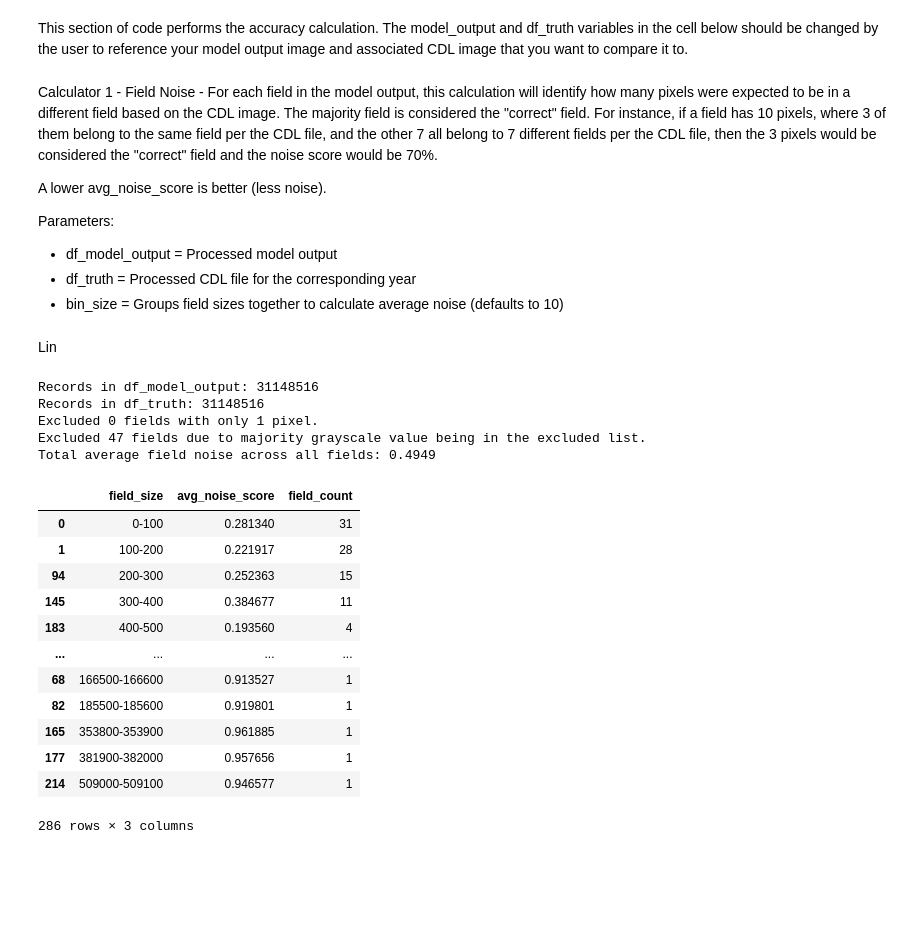
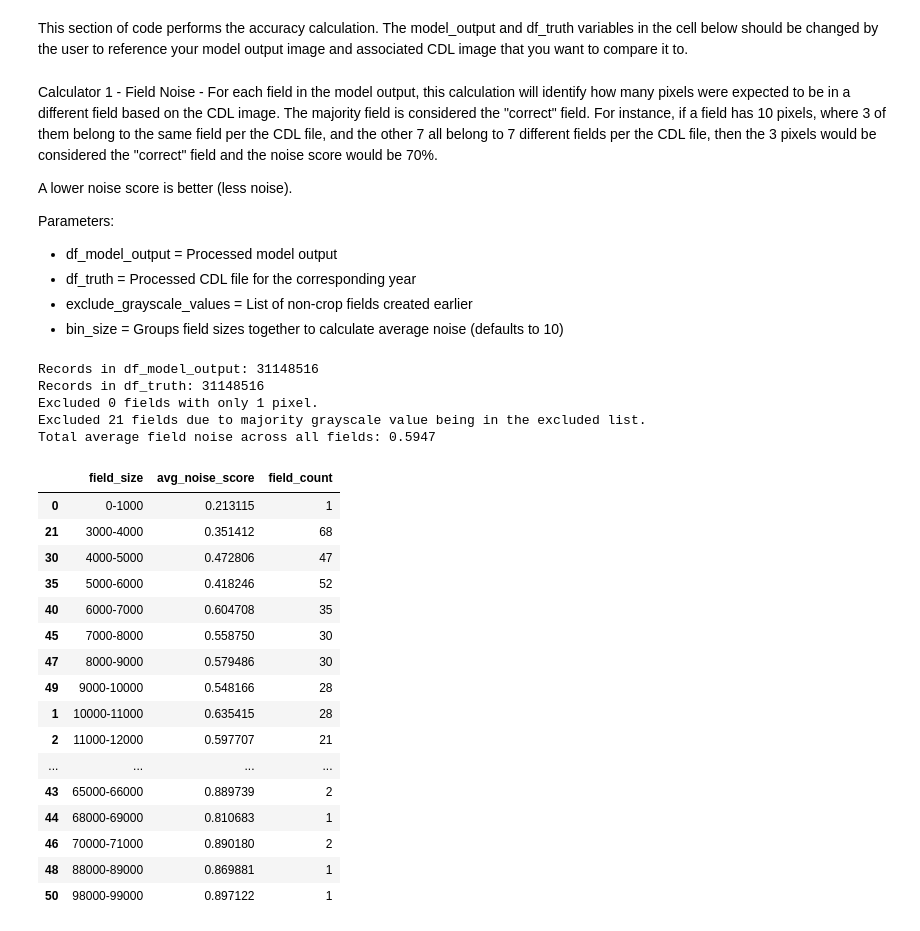
Before and after one commit to lingyundai/DAEN690-Team-Satellite-FBI, a Jupyter notebook: src/accuracy_calculator.ipynb, the cells around one changed output. Drawn from its saved outputs; the diff is of its cells as text; code cells hidden in the pictures; blank space fills up the shorter version.

```diff
--- a/src/accuracy_calculator.ipynb
+++ b/src/accuracy_calculator.ipynb
@@ -33,10 +33,10 @@ from matplotlib.colors import ListedColormap
 # %%
 # Load Reference CDL Images
 reference_tif_2019 = "2019cdl_matched2sentinel.tif"
-reference_tif_2020 = "2020cdl_matched2sentinel.tif"
-reference_tif_2021 = "2021cdl_matched2sentinel.tif"
-reference_tif_2022 = "2022cdl_matched2sentinel.tif"
-reference_tif_2023 = "2023cdl_matched2sentinel.tif"
+#reference_tif_2020 = "2020cdl_matched2sentinel.tif"
+#reference_tif_2021 = "2021cdl_matched2sentinel.tif"
+#reference_tif_2022 = "2022cdl_matched2sentinel.tif"
+#reference_tif_2023 = "2023cdl_matched2sentinel.tif"
 # %%
 #3, 25, 56, 57, 76,219, 221, 246
 # %%
@@ -628,38 +642,41 @@ def calculate_iou(truth_tif_path, model_output_tif_path, exclude_values=[]):
 This section of code performs the accuracy calculation. The model_output and df_truth variables in the cell below should be changed by the user to reference your model output image and associated CDL image that you want to compare it to.
 # %%
 # First, process your model output
-model_output = "fullseason28_cropland_mask.tif" #Replace monica.tif with your model output tif file
+model_output = "fullseason3_cropland_mask.tif" #Replace monica.tif with your model output tif file
 df_truth = field_label_df_2019_with_filter #Replace with cdl year you want to compare to
 df_model_output, field_labels = process_model_output((label_satelite_pixels(model_output)), model_output)
 # %% [markdown]
 Calculator 1 - Field Noise -  For each field in the model output, this calculation will identify how many pixels were expected to be in a different field based on the CDL image. The majority field is considered the "correct" field. For instance, if a field has 10 pixels, where 3 of them belong to the same field per the CDL file, and the other 7 all belong to 7 different fields per the CDL file, then the 3 pixels would be considered the "correct" field and the noise score would be 70%.
 
-A lower avg_noise_score is better (less noise).
+A lower noise score is better (less noise).
 
 Parameters:
 * df_model_output = Processed model output
 * df_truth = Processed CDL file for the corresponding year
+* exclude_grayscale_values = List of non-crop fields created earlier
 * bin_size = Groups field sizes together to calculate average noise (defaults to 10)
-# %% [markdown]
-Lin
 # %%
-compute_field_noise(df_model_output, df_truth, exclude_grayscale_values, bin_size = 100)
+compute_field_noise(df_model_output, df_truth, exclude_grayscale_values, bin_size = 1000)
 # %% [output]
 Records in df_model_output: 31148516
 Records in df_truth: 31148516
 Excluded 0 fields with only 1 pixel.
-Excluded 47 fields due to majority grayscale value being in the excluded list.
-Total average field noise across all fields: 0.4949
+Excluded 21 fields due to majority grayscale value being in the excluded list.
+Total average field noise across all fields: 0.5947
 |  | field_size | avg_noise_score | field_count |
-| 0 | 0-100 | 0.281340 | 31 |
-| 1 | 100-200 | 0.221917 | 28 |
-| 94 | 200-300 | 0.252363 | 15 |
-| 145 | 300-400 | 0.384677 | 11 |
-| 183 | 400-500 | 0.193560 | 4 |
+| 0 | 0-1000 | 0.213115 | 1 |
+| 21 | 3000-4000 | 0.351412 | 68 |
+| 30 | 4000-5000 | 0.472806 | 47 |
+| 35 | 5000-6000 | 0.418246 | 52 |
+| 40 | 6000-7000 | 0.604708 | 35 |
+| 45 | 7000-8000 | 0.558750 | 30 |
+| 47 | 8000-9000 | 0.579486 | 30 |
+| 49 | 9000-10000 | 0.548166 | 28 |
+| 1 | 10000-11000 | 0.635415 | 28 |
+| 2 | 11000-12000 | 0.597707 | 21 |
 | ... | ... | ... | ... |
-| 68 | 166500-166600 | 0.913527 | 1 |
-| 82 | 185500-185600 | 0.919801 | 1 |
-| 165 | 353800-353900 | 0.961885 | 1 |
-| 177 | 381900-382000 | 0.957656 | 1 |
-| 214 | 509000-509100 | 0.946577 | 1 |
+| 43 | 65000-66000 | 0.889739 | 2 |
+| 44 | 68000-69000 | 0.810683 | 1 |
+| 46 | 70000-71000 | 0.890180 | 2 |
+| 48 | 88000-89000 | 0.869881 | 1 |
+| 50 | 98000-99000 | 0.897122 | 1 |
-286 rows × 3 columns
```
Also changed, not shown: parts of 6 cells of this notebook.
